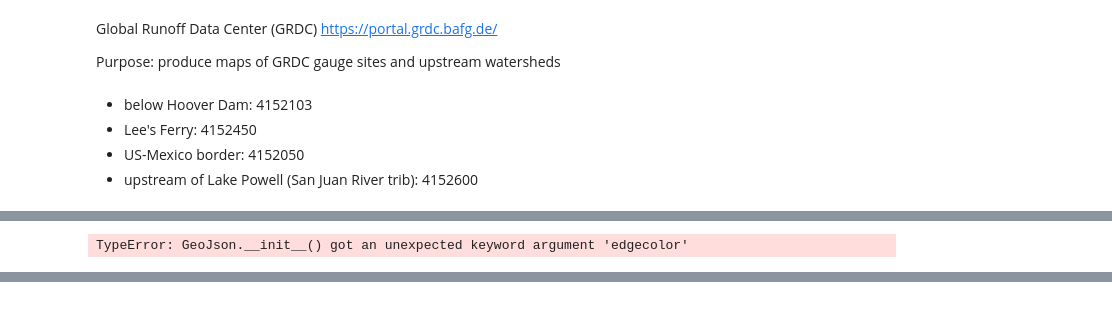
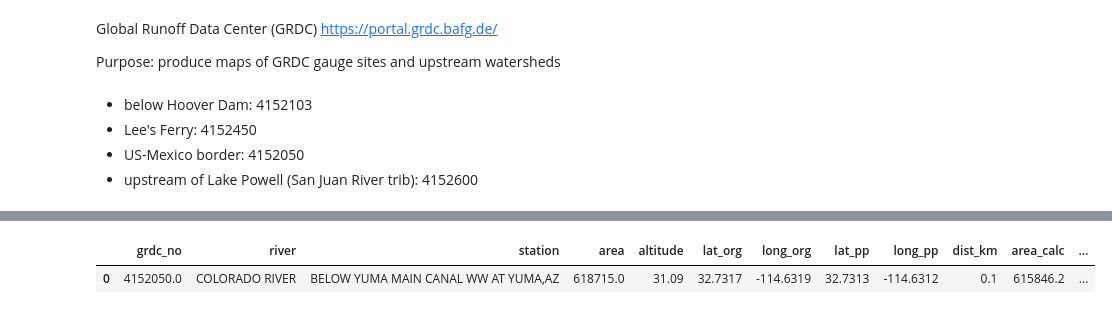
Before and after one commit to ascheliga/CYGNSS-GRACE, a Jupyter notebook: notebooks/GRDC_site_maps.ipynb, the cells around one changed output, grey strips where cells are left out. Saved outputs shown, nothing was run; the diff lists cells and outputs as text; code cells hidden in the pictures.

Commit message:
updated filepaths

```diff
--- a/notebooks/GRDC_site_maps.ipynb
+++ b/notebooks/GRDC_site_maps.ipynb
@@ -50,14 +50,10 @@ lake_powell.explore(m=m,style_kwds=dict(color='blue'))
 m
 # %% [output]
 [interactive output not drawn]
-# %%
-stations_meta.explore(edgecolor='black')
-# %% [output]
-TypeError: GeoJson.__init__() got an unexpected keyword argument 'edgecolor'
 # %%
 test_ID = 4152050
 # %%
-test_gpd, test_df = load_station_data_by_ID(test_ID,filepath=datadir)
+test_gpd, test_df = codebase.load_data.load_GRDC_station_data_by_ID(test_ID,filepath=datadir, basin_str='colorado')
 # %%
-test_gpd.explore()
+test_gpd.head()
 # %% [output]
@@ -64,0 +60,2 @@ test_gpd.explore()
+|  | grdc_no | river | station | area | altitude | lat_org | long_org | lat_pp | long_pp | dist_km | area_calc | ... |
+| 0 | 4152050.0 | COLORADO RIVER | BELOW YUMA MAIN CANAL WW AT YUMA,AZ | 618715.0 | 31.09 | 32.7317 | -114.6319 | 32.7313 | -114.6312 | 0.1 | 615846.2 | ... |
```
Also changed, not shown: parts of 2 cells of this notebook, 1 other file.
